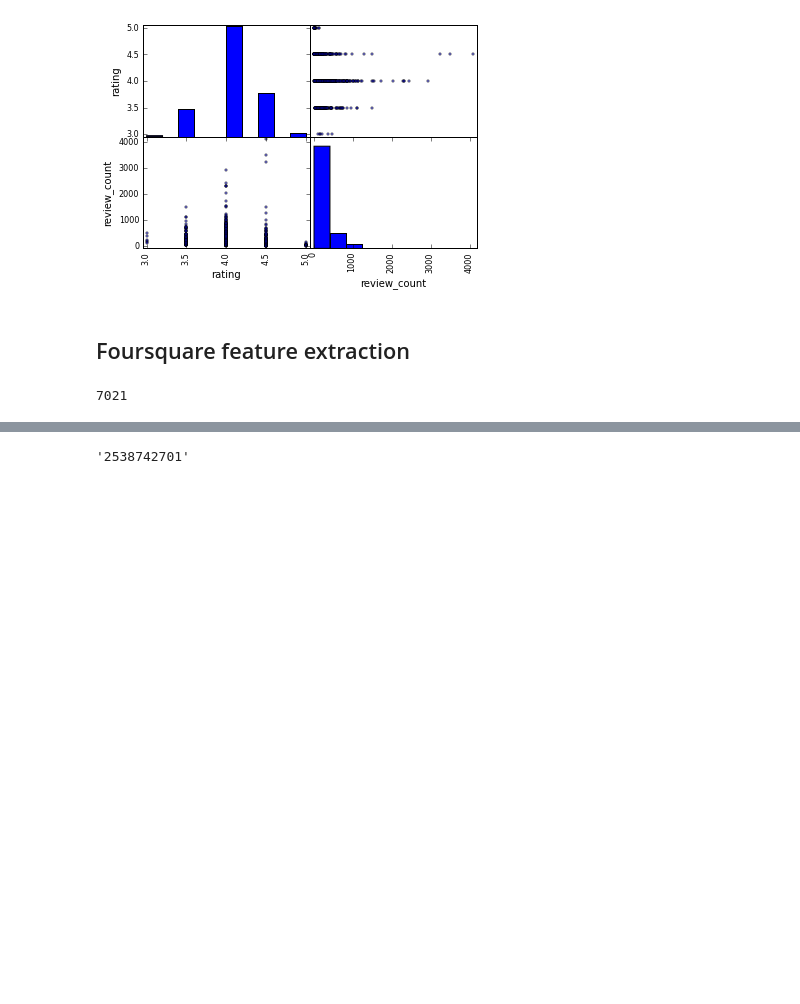
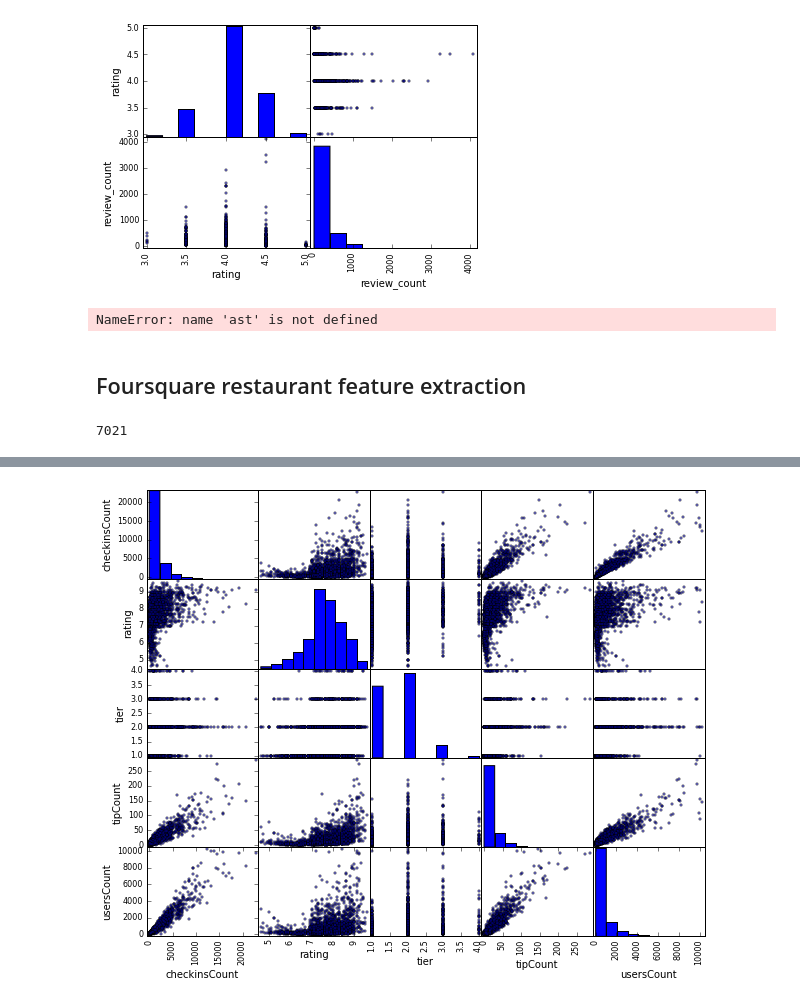
Before and after one commit to map222/Kibbeh, a Jupyter notebook: notebooks/working notebook.ipynb, the cells around one changed output, grey strips where cells are left out. Cells and saved outputs as stored; diff of their text form; code cells hidden in the pictures; blank space fills up the shorter version.

```diff
--- a/notebooks/working notebook.ipynb
+++ b/notebooks/working notebook.ipynb
@@ -66,6 +65,7 @@ with open(working_dir+ '\\foursquare_api_key.txt', 'r') as api_file:
 foursquare_client = foursquare.Foursquare(FOURSQUARE_ID, FOURSQUARE_SECRET)
 # %%
 # get data from all seattle zip codes
-fs_top_restos = API_io.get_top_restos_zip_4square(foursquare_client, seattle_zips[:2])
+fs_top_restos = API_io.get_fs_top_restos_zip(foursquare_client, seattle_zips[:2])
 # this takes a while to run
+len(fs_top_restos)
 # %% [output]
@@ -73,0 +75,3 @@ fs_top_restos = API_io.get_top_restos_zip_4square(foursquare_client, seattle_zip
+# %%
+fs_top_restos = remove_duplicate_fs_restos(fs_top_restos)
+len(fs_top_restos)
@@ -242,5 +229,11 @@ yelp_api.business_query(restaurant_json[20]['id'])
+# %%
+with open(working_dir + 'yelp_df.csv', 'r', encoding='utf8') as csv_file:
+    yelp_df = pd.read_csv(csv_file, sep=';', index_col='name', dtype={'phone':str})
+    yelp_df['categories'] = yelp_df['categories'].apply(ast.literal_eval )
+# %% [output]
+NameError: name 'ast' is not defined
 # %% [markdown]
-## Foursquare feature extraction
+## Foursquare restaurant feature extraction
 # %%
 fs_rated = [x for x in fs_top_restos if 'rating' in x['venue'].keys()]
 len(fs_rated)
@@ -248,15 +241,17 @@ len(fs_rated)
 7021
 # %%
 importlib.reload(feature_calc)
-fs_dict = feature_calc.feature_extract_fs_list(fs_rated)
-fs_dict.head(3)
+fs_df = feature_calc.feature_extract_fs_list(fs_rated)
+fs_df.drop_duplicates(inplace=True)
+fs_df.head(3)
 # %% [output]
 |  | categories | checkinsCount | id | phone | rating | tier | tipCount | usersCount |
 | name |  |  |  |  |  |  |  |  |
 | Burger Express | Burgers | 629 | 4c0c1f2d6071a593a954e232 | 2538742701 | 8.8 | 1 | 13 | 320 |
 | Señor Taco | Burritos | 391 | 4b6a5e42f964a520a4d32be3 | 2536619915 | 8.7 | 1 | 12 | 138 |
 | Popeyes Louisiana Kitchen | Fried Chicken | 470 | 4aeb5ad8f964a52050c121e3 | 2538749740 | 8.1 | 1 | 8 | 287 |
-# %%
-fs_dict['phone'][0]
-# %% [output]
-'2538742701'
+# %%
+fig, fs_ax = plt.subplots(1, figsize=[10, 8])
+pd.scatter_matrix(fs_df, ax=fs_ax);
+# %% [output]
+[figure, added]
```
Also changed, not shown: parts of 34 cells of this notebook, 8 other files.
